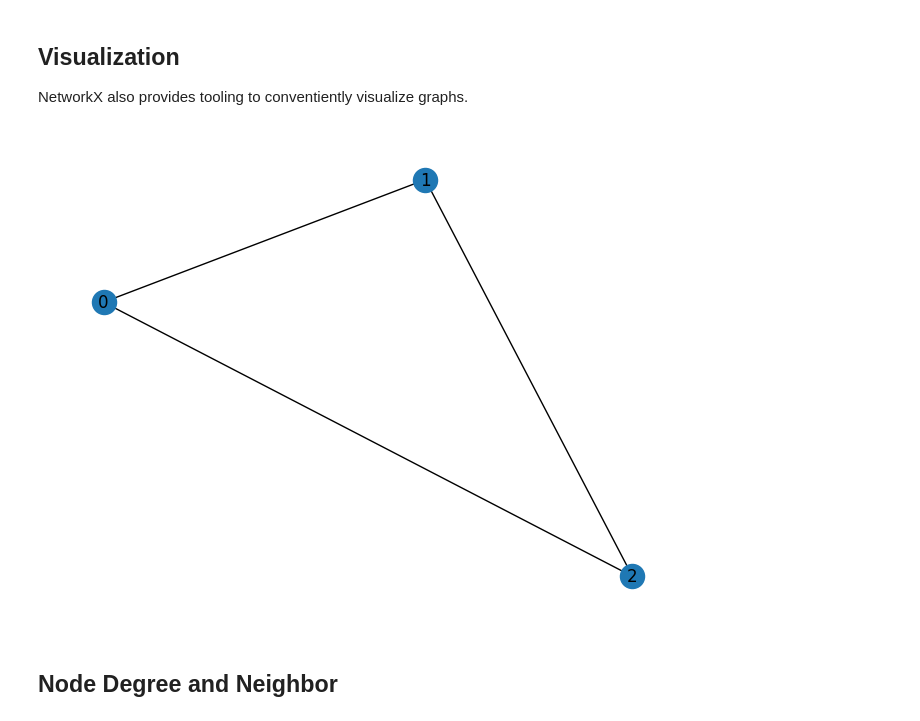
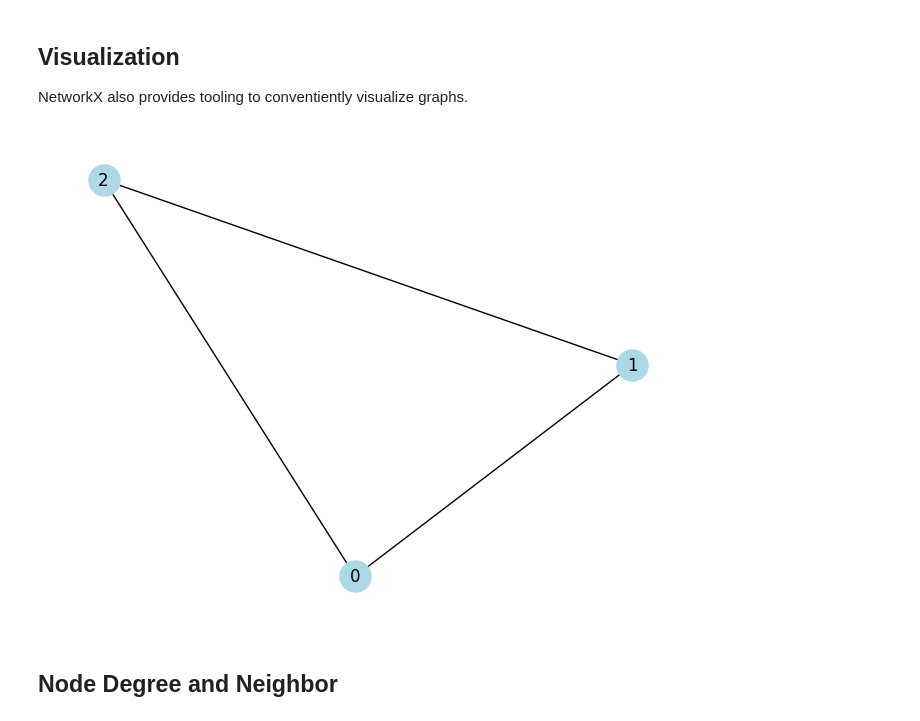
Before and after one commit to MieSheeeep/Cs224w, a Jupyter notebook: Colabs/CS224W_Colab_0.ipynb, the cells around one changed output. Drawn from its saved outputs; the diff is of its cells as text; code cells hidden in the pictures.

```diff
--- a/Colabs/CS224W_Colab_0_ipynb.ipynb
+++ b/Colabs/CS224W_Colab_0.ipynb
@@ -54,7 +54,7 @@ True
 Nodes (with attributes) can be easily added to NetworkX graphs.
 # %%
 # Add one node with node level attributes
-G.add_node(0, feature=5, label=0)
+G.add_node(0, feature=5, label=0, name="Node 0", color="red", size=10)
 
 # Get attributes of the node 0
 node_0_attr = G.nodes[0]
@@ -123,9 +123,9 @@ G has 3 edges
 NetworkX also provides tooling to conventiently visualize graphs.
 # %%
 # Draw the graph
-nx.draw(G, with_labels = True)
+nx.draw(G, with_labels = True, node_color = "lightblue", node_size = 500)
 # %% [output]
-[figure, old version]
+[figure, new version]
 # %% [markdown]
 ## Node Degree and Neighbor
 # %%
```
Also changed, not shown: parts of 8 cells of this notebook, 19 other files.
